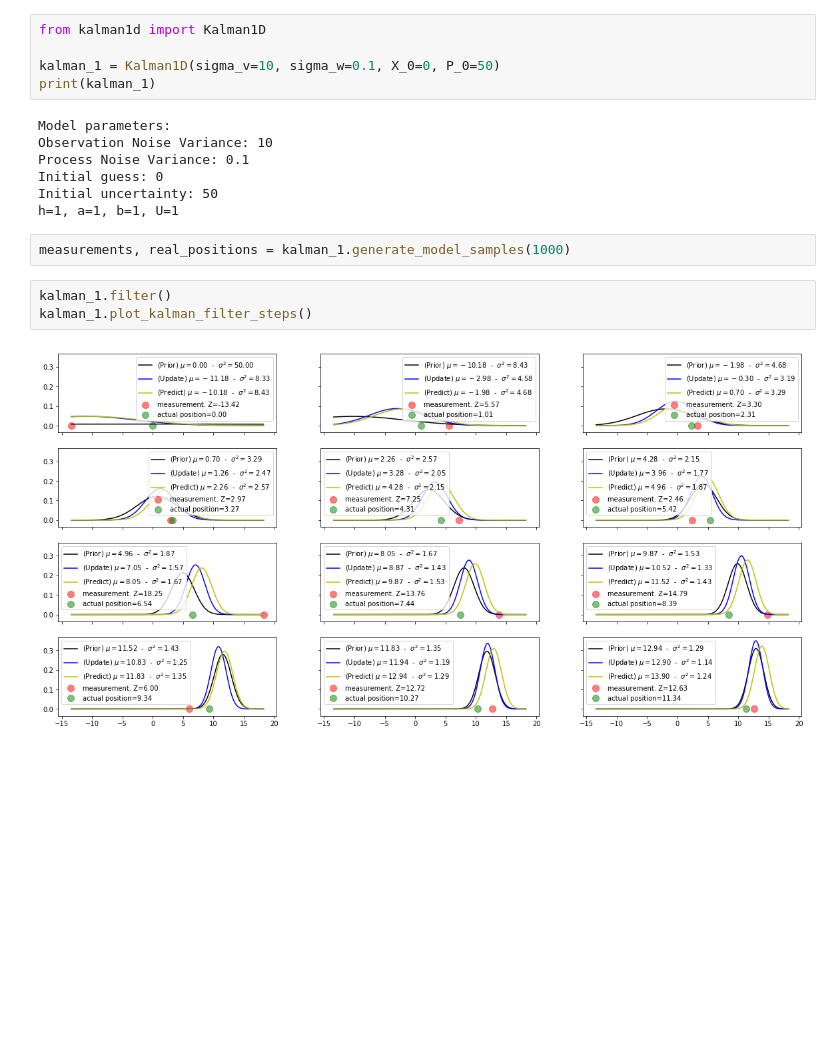
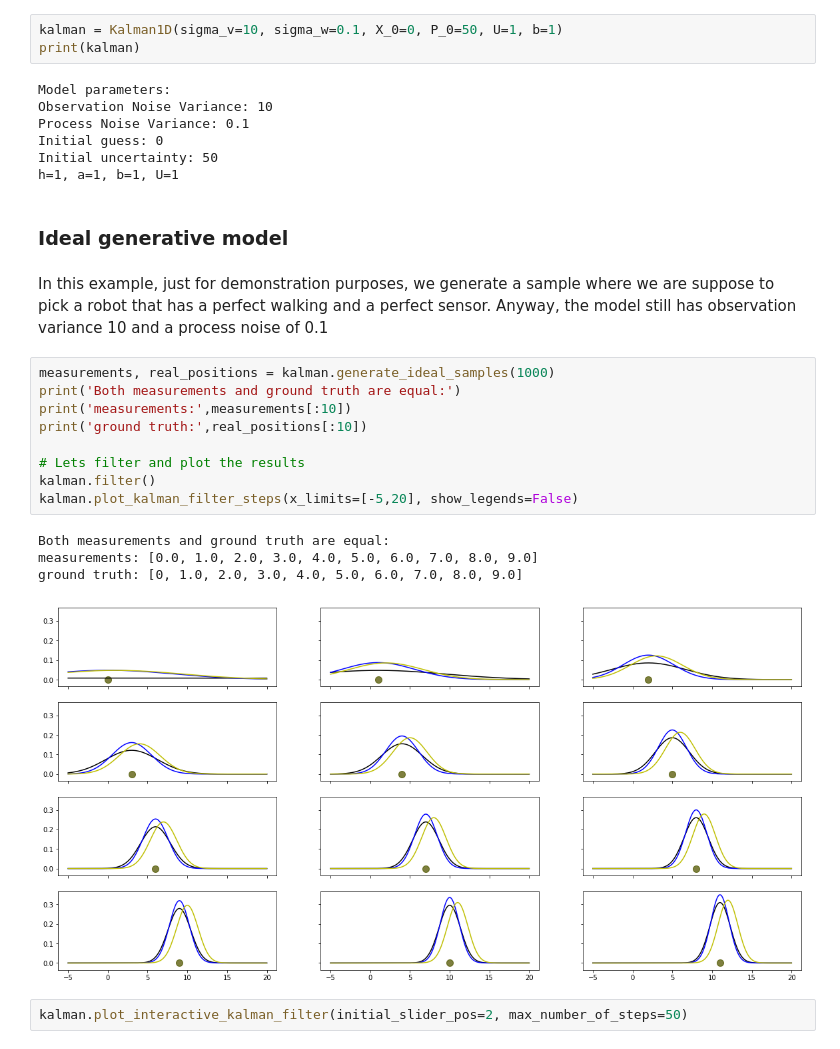
Before and after one commit to jganzabal/Kalman-as-Recursive-Bayesian-Estimation, a Jupyter notebook: 3_One dimensional Kalman filter.ipynb, the cells around one changed output. Saved outputs shown, nothing was run; the diff lists cells and outputs as text; blank space fills up the shorter version.

```diff
--- a/3_One dimensional Kalman filter.ipynb
+++ b/3_One dimensional Kalman filter.ipynb
@@ -403,8 +405,6 @@ $Z_k = X_k + V_k$
 # %%
-from kalman1d import Kalman1D
-
-kalman_1 = Kalman1D(sigma_v=10, sigma_w=0.1, X_0=0, P_0=50)
-print(kalman_1)
+kalman = Kalman1D(sigma_v=10, sigma_w=0.1, X_0=0, P_0=50, U=1, b=1)
+print(kalman)
 # %% [output]
 Model parameters:
 Observation Noise Variance: 10
@@ -412,10 +412,24 @@ Process Noise Variance: 0.1
 Initial guess: 0
 Initial uncertainty: 50
 h=1, a=1, b=1, U=1
-# %%
-measurements, real_positions = kalman_1.generate_model_samples(1000)
-# %%
-kalman_1.filter()
-kalman_1.plot_kalman_filter_steps()
-# %% [output]
-[figure, removed]
+# %% [markdown]
+### Ideal generative model
+# %% [markdown]
+In this example, just for demonstration purposes, we generate a sample where we are suppose to pick a robot that has a perfect walking and a perfect sensor.
+Anyway, the model still has observation variance 10 and a process noise of 0.1
+# %%
+measurements, real_positions = kalman.generate_ideal_samples(1000)
+print('Both measurements and ground truth are equal:')
+print('measurements:',measurements[:10])
+print('ground truth:',real_positions[:10])
+
+# Lets filter and plot the results
+kalman.filter()
+kalman.plot_kalman_filter_steps(x_limits=[-5,20], show_legends=False)
+# %% [output]
+Both measurements and ground truth are equal:
+measurements: [0.0, 1.0, 2.0, 3.0, 4.0, 5.0, 6.0, 7.0, 8.0, 9.0]
+ground truth: [0, 1.0, 2.0, 3.0, 4.0, 5.0, 6.0, 7.0, 8.0, 9.0]
+[figure, added]
+# %%
+kalman.plot_interactive_kalman_filter(initial_slider_pos=2, max_number_of_steps=50)
```
Also changed, not shown: parts of 29 cells of this notebook, 1 other file.
